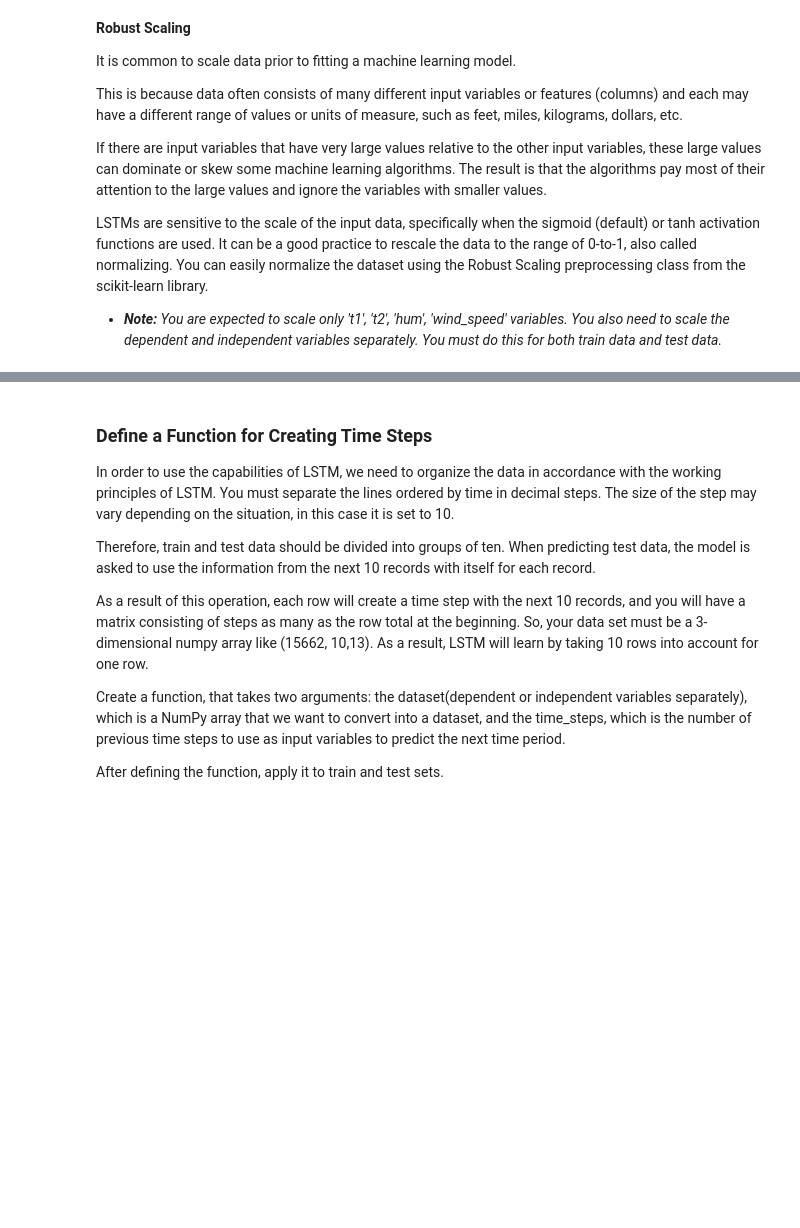
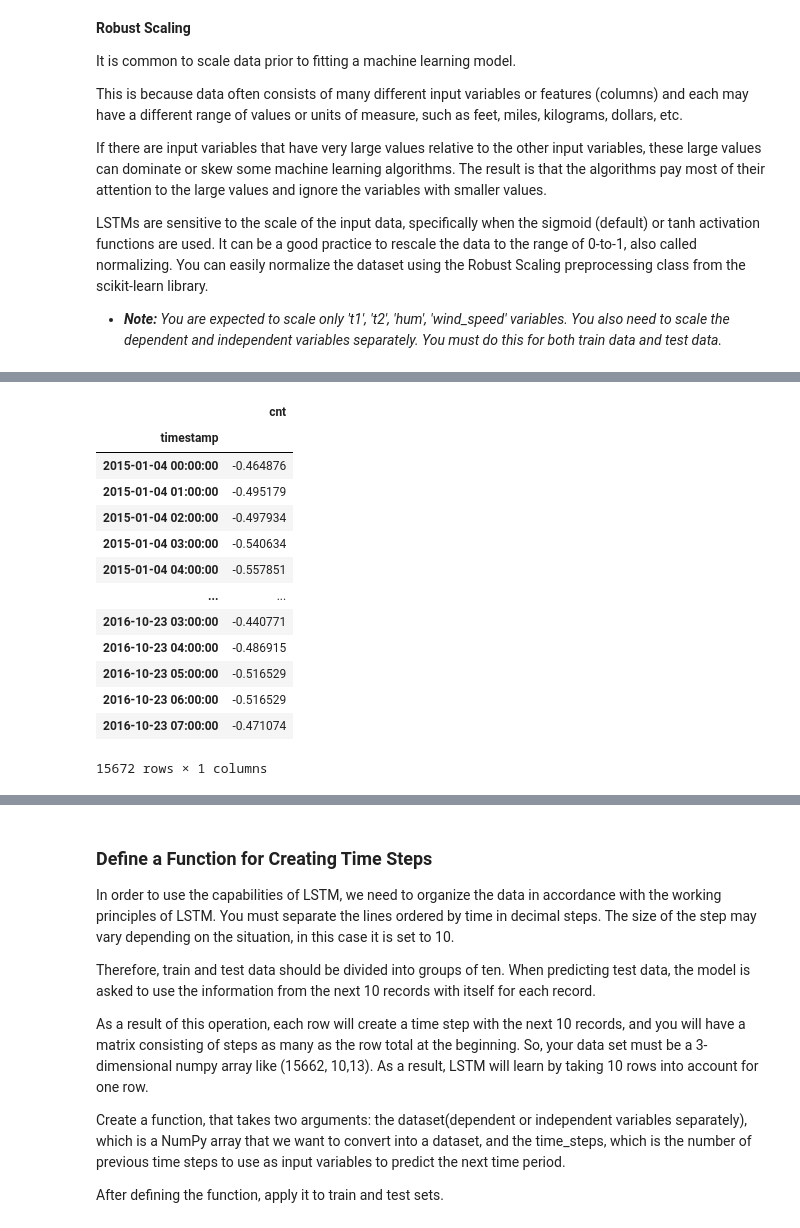
Before and after one commit to smeteo/Data_Science_and_Machine_Learning, a Jupyter notebook: 8._Capstone_Projects/Project_3_Demand_Prediction/Demand_Prediction_Capstone_3.ipynb, the cells around one changed output, grey strips where cells are left out. Cells and saved outputs as stored; diff of their text form; code cells hidden in the pictures; blank space fills up the shorter version.

```diff
--- a/8._Capstone_Projects/Project_3_Demand_Prediction/Demand_Prediction_Capstone_3.ipynb
+++ b/8._Capstone_Projects/Project_3_Demand_Prediction/Demand_Prediction_Capstone_3.ipynb
@@ -378,0 +432,17 @@ test['cnt'] = cnt_transformer.transform(test[['cnt']])
+# %%
+train[['cnt']]
+# %% [output]
+|  | cnt |
+| timestamp |  |
+| 2015-01-04 00:00:00 | -0.464876 |
+| 2015-01-04 01:00:00 | -0.495179 |
+| 2015-01-04 02:00:00 | -0.497934 |
+| 2015-01-04 03:00:00 | -0.540634 |
+| 2015-01-04 04:00:00 | -0.557851 |
+| ... | ... |
+| 2016-10-23 03:00:00 | -0.440771 |
+| 2016-10-23 04:00:00 | -0.486915 |
+| 2016-10-23 05:00:00 | -0.516529 |
+| 2016-10-23 06:00:00 | -0.516529 |
+| 2016-10-23 07:00:00 | -0.471074 |
+15672 rows × 1 columns
```
Also changed, not shown: parts of 10 cells of this notebook.
